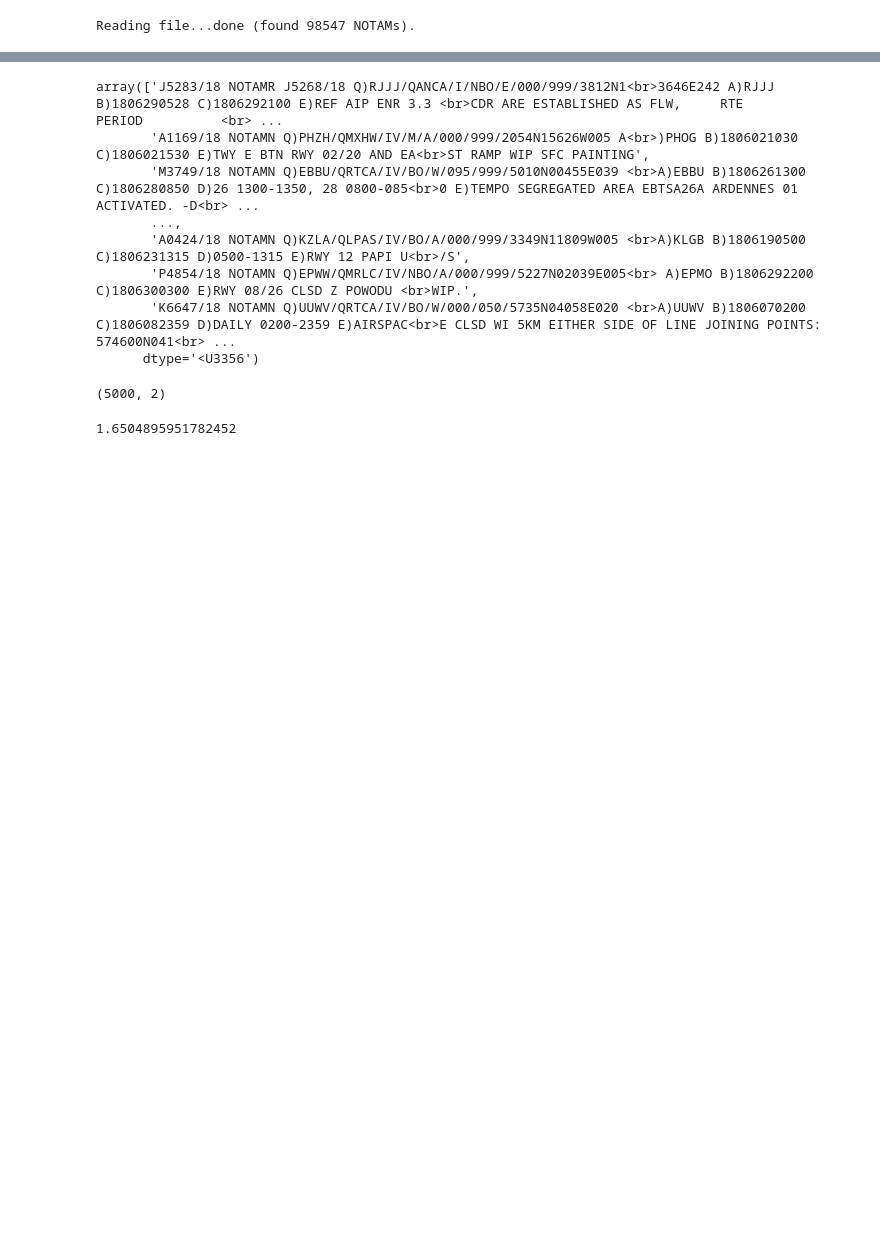
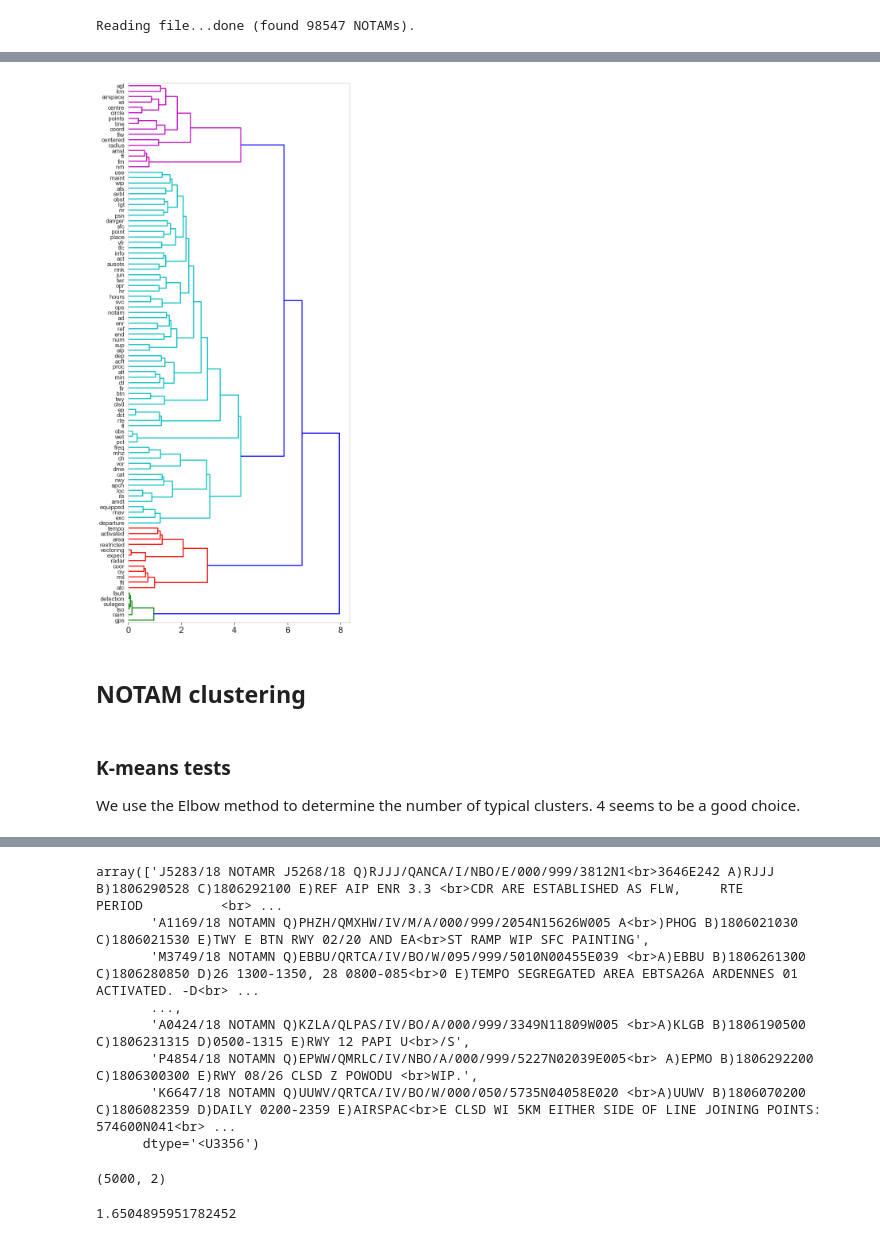
Before and after one commit to jcoupon/NOTAM-classifier, a Jupyter notebook: 3_Modelling/Modelling.ipynb, the cells around one changed output, grey strips where cells are left out. Saved outputs shown, nothing was run; the diff lists cells and outputs as text; code cells hidden in the pictures; blank space fills up the shorter version.

```diff
--- a/3_Modelling/Modelling.ipynb
+++ b/3_Modelling/Modelling.ipynb
@@ -72,0 +110,2 @@ corpus = df['text_clean'].fillna('').values
+# %%
+inverse_dictionary = {v:k for (k,v) in vectorizer.vocabulary_.items()}
@@ -72,0 +125,5 @@ corpus = df['text_clean'].fillna('').values
+# %%
+feature_most_frequent = []
+for index in word_total_counts_sorted_ids[:n_most_frequent]:
+    feature_most_frequent.append(inverse_dictionary[index])
+np.array(feature_most_frequent)
@@ -72,0 +172,10 @@ corpus = df['text_clean'].fillna('').values
+# %%
+Z = linkage(cov, 'ward')
+fig, ax = plt.subplots(figsize=(10, 25))
+dn = dendrogram(Z, ax=ax, orientation='right', labels=feature_most_frequent)
+ax.tick_params(axis='y', which='major', labelsize=15)
+ax.grid(False)
+# %% [output]
+[figure, added]
+# %% [markdown]
+## NOTAM clustering
@@ -72,0 +211,4 @@ corpus = df['text_clean'].fillna('').values
+# %% [markdown]
+### K-means tests
+
+We use the Elbow method to determine the number of typical clusters. 4 seems to be a good choice.
```
Also changed, not shown: parts of 59 cells of this notebook, 9 other files.
